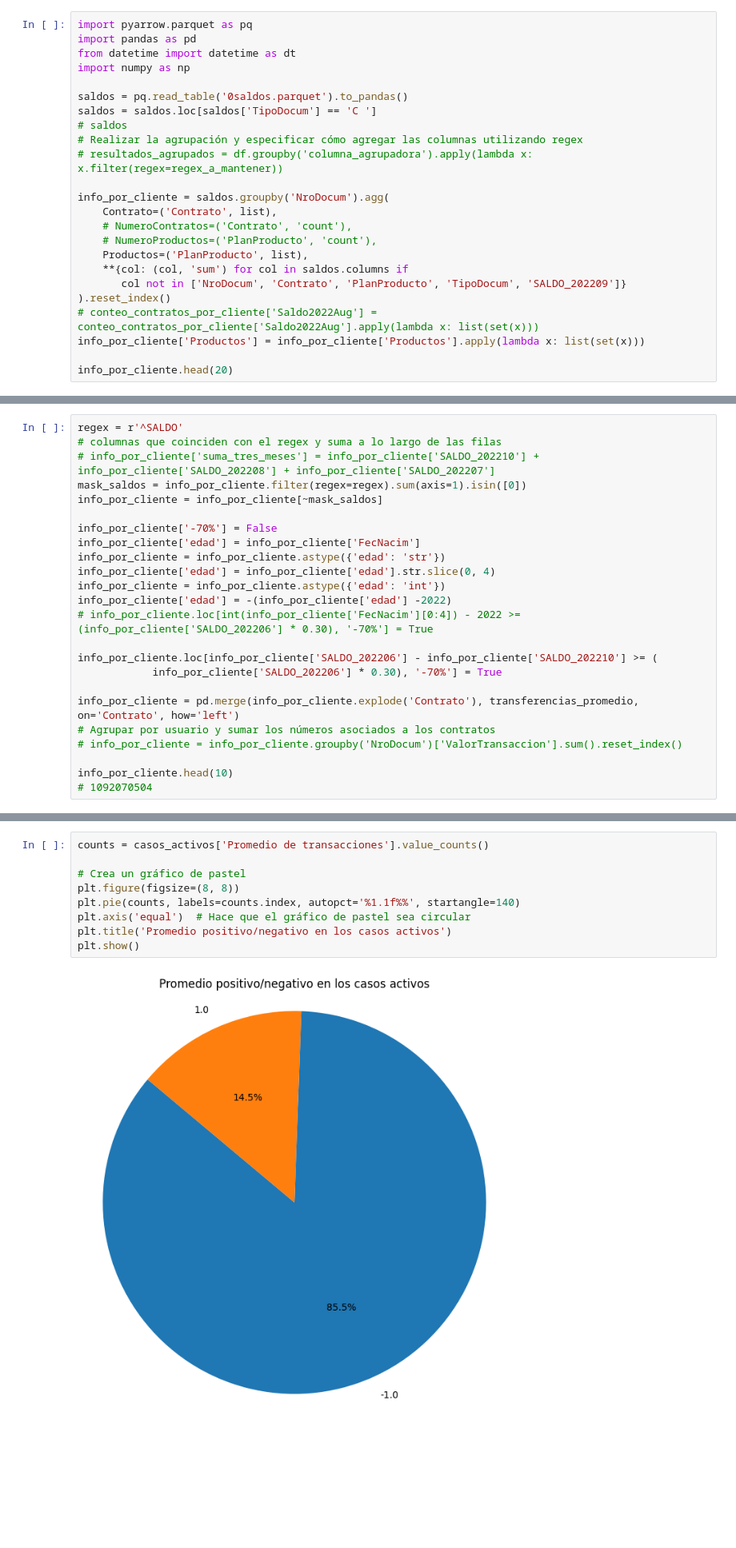
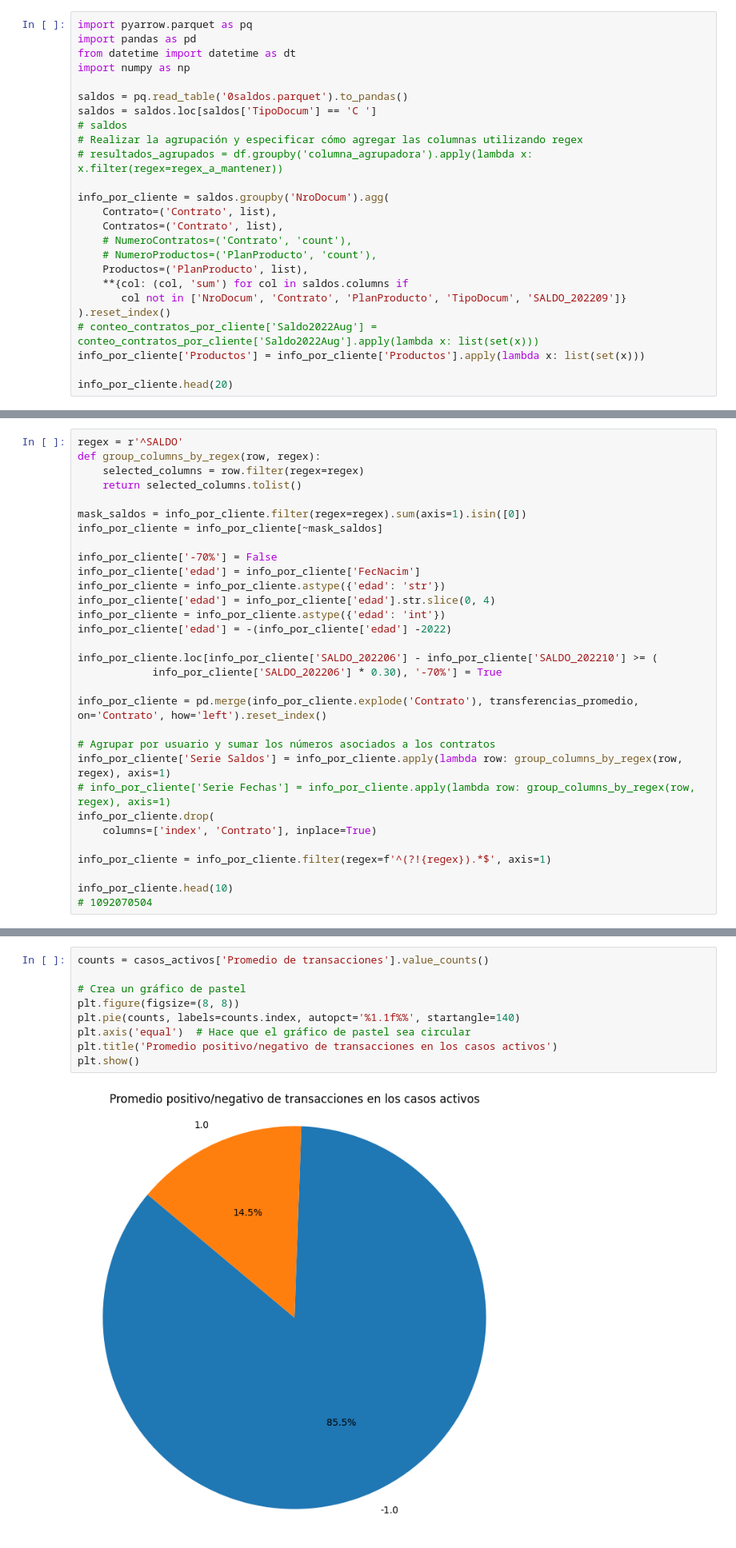
Before and after one commit to LER-Artema/skandia, a Jupyter notebook: skandia/modelo_predictivo.ipynb, the cells around one changed output, grey strips where cells are left out. Shown at 80% size. Cells and saved outputs as stored; diff of their text form; blank space fills up the shorter version.

```diff
--- a/skandia/modelo_predictivo.ipynb
+++ b/skandia/modelo_predictivo.ipynb
@@ -21,6 +21,7 @@ saldos = saldos.loc[saldos['TipoDocum'] == 'C ']
 
 info_por_cliente = saldos.groupby('NroDocum').agg(
     Contrato=('Contrato', list),
+    Contratos=('Contrato', list),
     # NumeroContratos=('Contrato', 'count'),
     # NumeroProductos=('PlanProducto', 'count'),
     Productos=('PlanProducto', list),
@@ -122,8 +136,10 @@ info_por_cliente.loc[info_por_cliente.Contrato == 10359]
 Ahora buscaremos casos donde los clientes han retirado el 70% o más de su saldo en los últimos 3 meses.
 # %%
 regex = r'^SALDO'
-# columnas que coinciden con el regex y suma a lo largo de las filas
-# info_por_cliente['suma_tres_meses'] = info_por_cliente['SALDO_202210'] + info_por_cliente['SALDO_202208'] + info_por_cliente['SALDO_202207']
+def group_columns_by_regex(row, regex):
+    selected_columns = row.filter(regex=regex)
+    return selected_columns.tolist()
+
 mask_saldos = info_por_cliente.filter(regex=regex).sum(axis=1).isin([0])
 info_por_cliente = info_por_cliente[~mask_saldos]
 
@@ -133,14 +149,19 @@ info_por_cliente = info_por_cliente.astype({'edad': 'str'})
 info_por_cliente['edad'] = info_por_cliente['edad'].str.slice(0, 4)
 info_por_cliente = info_por_cliente.astype({'edad': 'int'})
 info_por_cliente['edad'] = -(info_por_cliente['edad'] -2022)
-# info_por_cliente.loc[int(info_por_cliente['FecNacim'][0:4]) - 2022 >= (info_por_cliente['SALDO_202206'] * 0.30), '-70%'] = True
 
 info_por_cliente.loc[info_por_cliente['SALDO_202206'] - info_por_cliente['SALDO_202210'] >= (
             info_por_cliente['SALDO_202206'] * 0.30), '-70%'] = True
 
-info_por_cliente = pd.merge(info_por_cliente.explode('Contrato'), transferencias_promedio, on='Contrato', how='left')
+info_por_cliente = pd.merge(info_por_cliente.explode('Contrato'), transferencias_promedio, on='Contrato', how='left').reset_index()
+
 # Agrupar por usuario y sumar los números asociados a los contratos
-# info_por_cliente = info_por_cliente.groupby('NroDocum')['ValorTransaccion'].sum().reset_index()
+info_por_cliente['Serie Saldos'] = info_por_cliente.apply(lambda row: group_columns_by_regex(row, regex), axis=1)
+# info_por_cliente['Serie Fechas'] = info_por_cliente.apply(lambda row: group_columns_by_regex(row, regex), axis=1)
+info_por_cliente.drop(
+    columns=['index', 'Contrato'], inplace=True)
+
+info_por_cliente = info_por_cliente.filter(regex=f'^(?!{regex}).*$', axis=1)
 
 info_por_cliente.head(10)
 # 1092070504
@@ -210,12 +230,12 @@ plt.show()
 # %%
 counts = casos_activos['Promedio de transacciones'].value_counts()
 
 # Crea un gráfico de pastel
 plt.figure(figsize=(8, 8))
 plt.pie(counts, labels=counts.index, autopct='%1.1f%%', startangle=140)
 plt.axis('equal')  # Hace que el gráfico de pastel sea circular
-plt.title('Promedio positivo/negativo en los casos activos')
+plt.title('Promedio positivo/negativo de transacciones en los casos activos')
 plt.show()
 # %% [output]
-[figure, old version]
+[figure, new version]
 # %%
```
Also changed, not shown: parts of 4 cells of this notebook.
